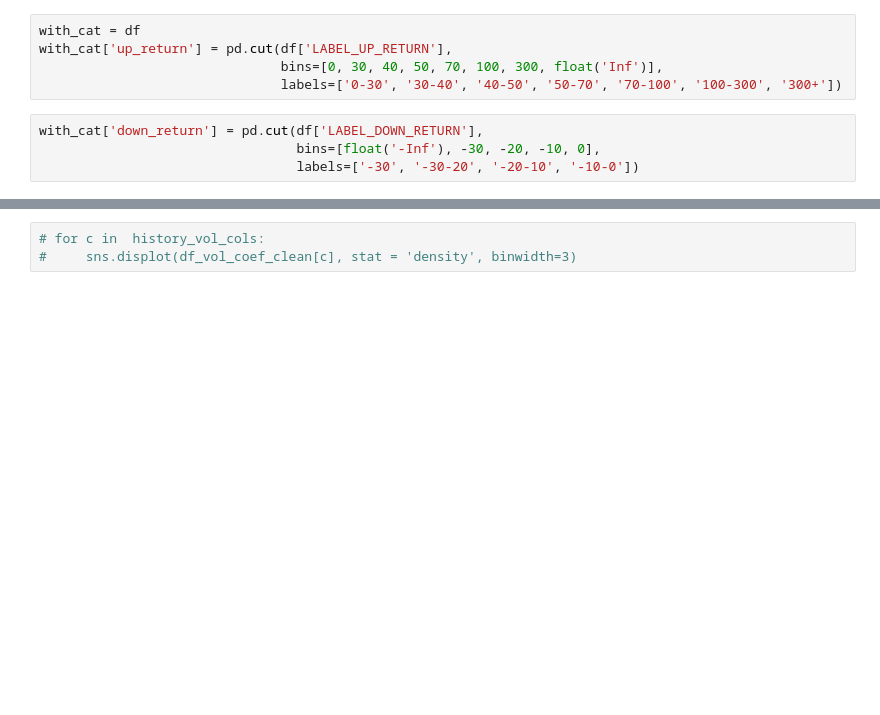
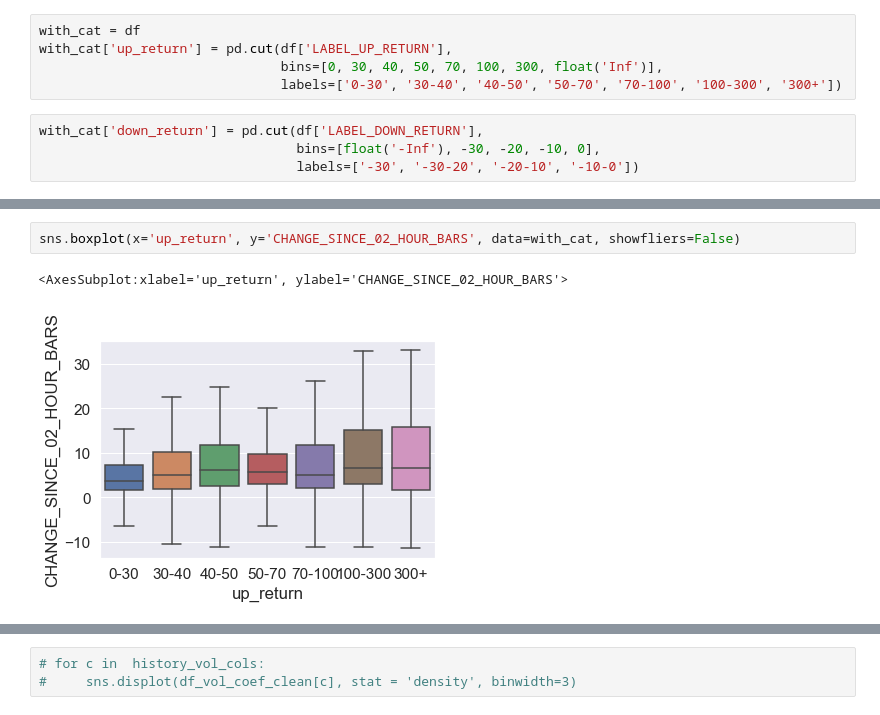
Before and after one commit to hustlestar/trading-signals-ml-processing, a Jupyter notebook: src/exp.ipynb, the cells around one changed output, grey strips where cells are left out. Saved outputs shown, nothing was run; the diff lists cells and outputs as text; blank space fills up the shorter version.

```diff
--- a/src/exp.ipynb
+++ b/src/exp.ipynb
@@ -390,0 +662,5 @@ df_vol_coef_clean.nsmallest(n=20, columns=['label_down_return'], keep='all')
+# %%
+sns.boxplot(x='up_return', y='CHANGE_SINCE_02_HOUR_BARS', data=with_cat, showfliers=False)
+# %% [output]
+<AxesSubplot:xlabel='up_return', ylabel='CHANGE_SINCE_02_HOUR_BARS'>
+[figure, added]
```
Also changed, not shown: parts of 115 cells of this notebook, 14 other files.
